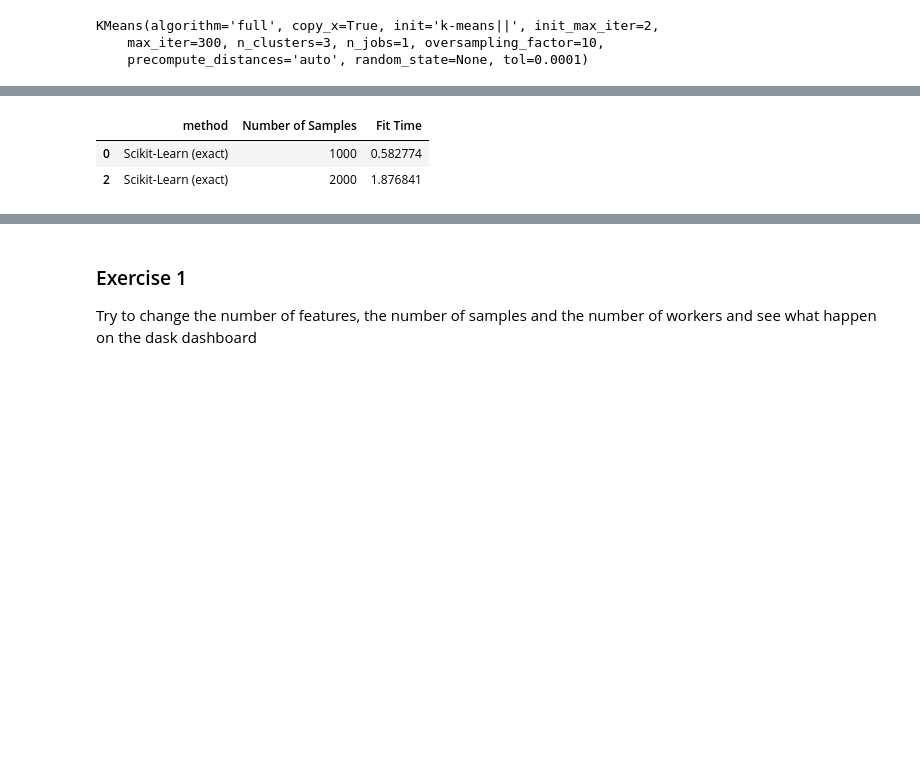
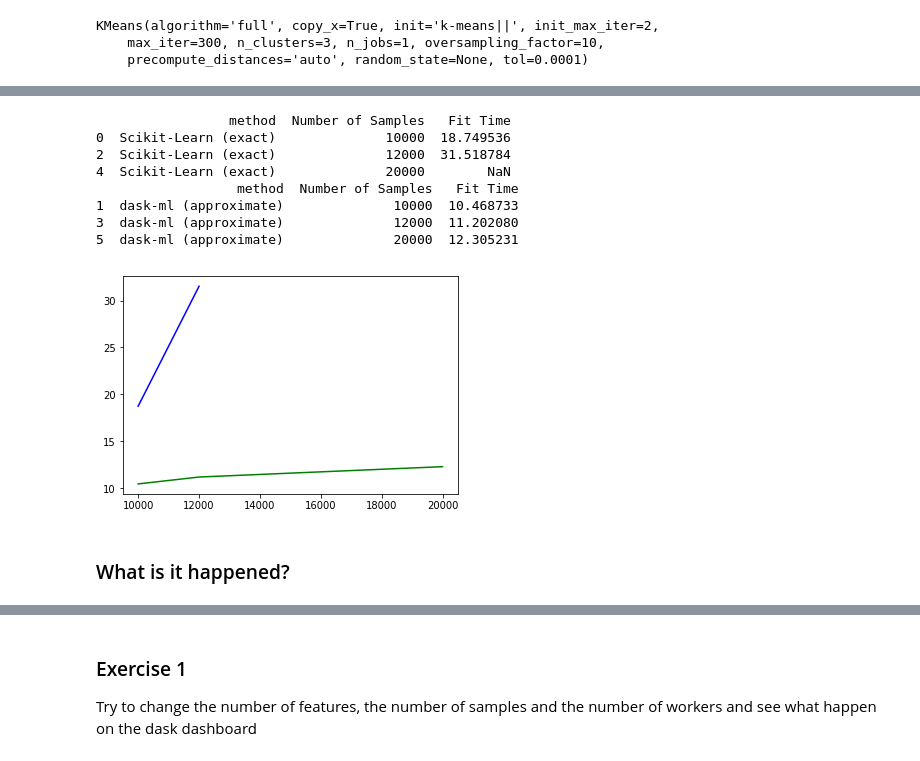
Before and after one commit to sirCamp/lectures, a Jupyter notebook: lecture_4/machine_learning_1.ipynb, the cells around one changed output, grey strips where cells are left out. Saved outputs shown, nothing was run; the diff lists cells and outputs as text; code cells hidden in the pictures; blank space fills up the shorter version.

```diff
--- a/lecture_4/machine_learning_1.ipynb
+++ b/lecture_4/machine_learning_1.ipynb
@@ -100,18 +121,24 @@ for n in Ns:
 # %%
 df = pd.DataFrame(timings, columns=['method', 'Number of Samples', 'Fit Time'])
-#sns.factorplot(x='Number of Samples', y='Fit Time', hue='method',
-#               data=df, aspect=1.5)
 df.head()
 
 sk = df[df['method']=='Scikit-Learn (exact)']
 dk = df[df['method']=='dask-ml (approximate)']
-sk.head()
-#dk.head()
+print(sk.head())
+print(dk.head())
 
-#plt.plot( dk['Number of Samples'].values, dk['Fit Time'].values, color='green')
-#plt.plot(sk['Number of Samples'].values,sk['Fit Time'].values, color='blue')
-#plt.show()
+plt.plot( dk['Number of Samples'].values, dk['Fit Time'].values, color='green')
+plt.plot(sk['Number of Samples'].values,sk['Fit Time'].values, color='blue')
+plt.show()
 # %% [output]
-|  | method | Number of Samples | Fit Time |
-| 0 | Scikit-Learn (exact) | 1000 | 0.582774 |
-| 2 | Scikit-Learn (exact) | 2000 | 1.876841 |
+                 method  Number of Samples   Fit Time
+0  Scikit-Learn (exact)              10000  18.749536
+2  Scikit-Learn (exact)              12000  31.518784
+4  Scikit-Learn (exact)              20000        NaN
+                  method  Number of Samples   Fit Time
+1  dask-ml (approximate)              10000  10.468733
+3  dask-ml (approximate)              12000  11.202080
+5  dask-ml (approximate)              20000  12.305231
+[figure, added]
+# %% [markdown]
+### What is it happened?
```
Also changed, not shown: parts of 51 cells of this notebook, 2 other files.
